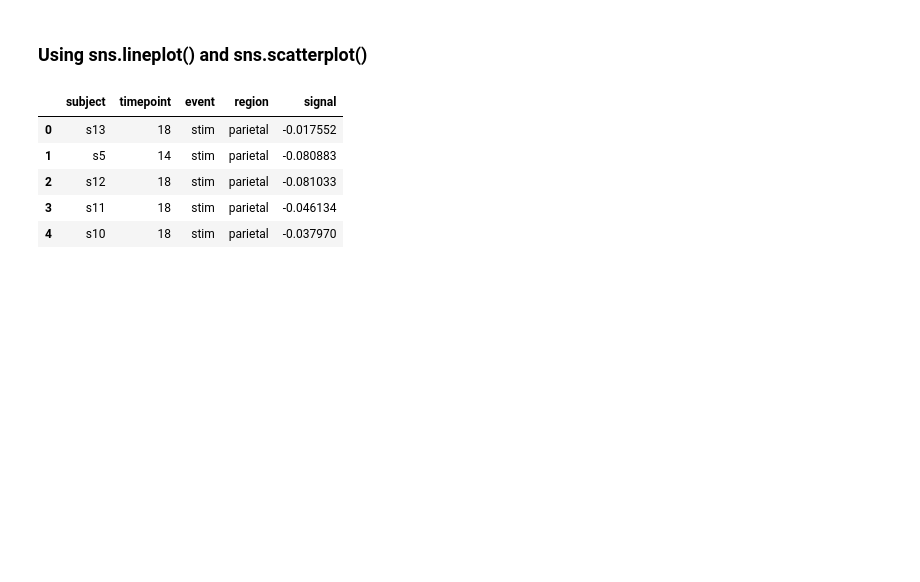
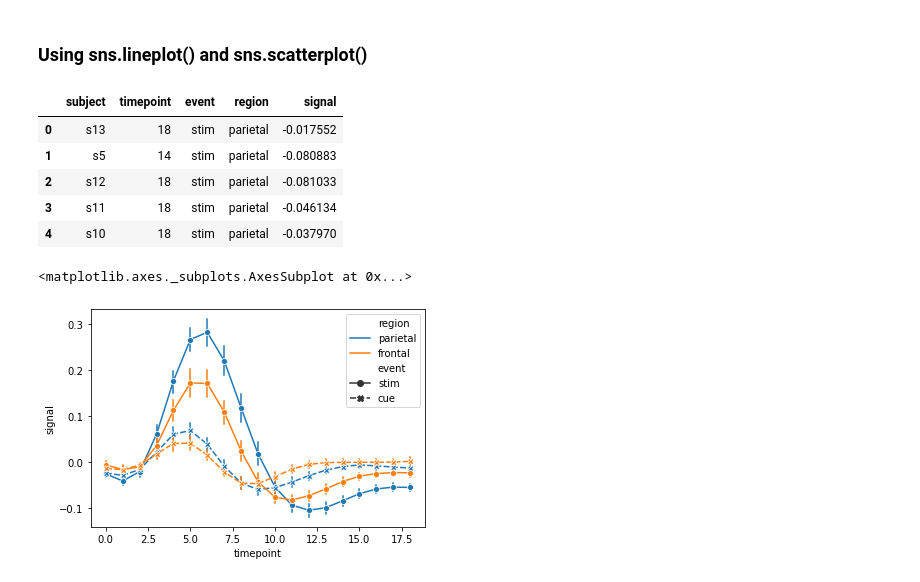
Before and after one commit to fw9228/Data-Visualization, a Jupyter notebook: Data Visualization using Seaborn .ipynb, the cells around one changed output. Saved outputs shown, nothing was run; the diff lists cells and outputs as text; code cells hidden in the pictures; blank space fills up the shorter version.

Commit message:
Update Data Visualization using Seaborn .ipynb
worked on project

```diff
--- a/Data Visualization using Seaborn .ipynb
+++ b/Data Visualization using Seaborn .ipynb
@@ -322,3 +322,8 @@ fmri_data.head()
 | 2 | s12 | 18 | stim | parietal | -0.081033 |
 | 3 | s11 | 18 | stim | parietal | -0.046134 |
 | 4 | s10 | 18 | stim | parietal | -0.037970 |
+# %%
+sns.lineplot(x = 'timepoint', y = 'signal', style = 'event', hue = 'region', data = fmri_data, markers = True, ci = 68, err_style = 'bars')
+# %% [output]
+<matplotlib.axes._subplots.AxesSubplot at 0x...>
+[figure, added]
```
Also changed, not shown: parts of 68 cells of this notebook.
